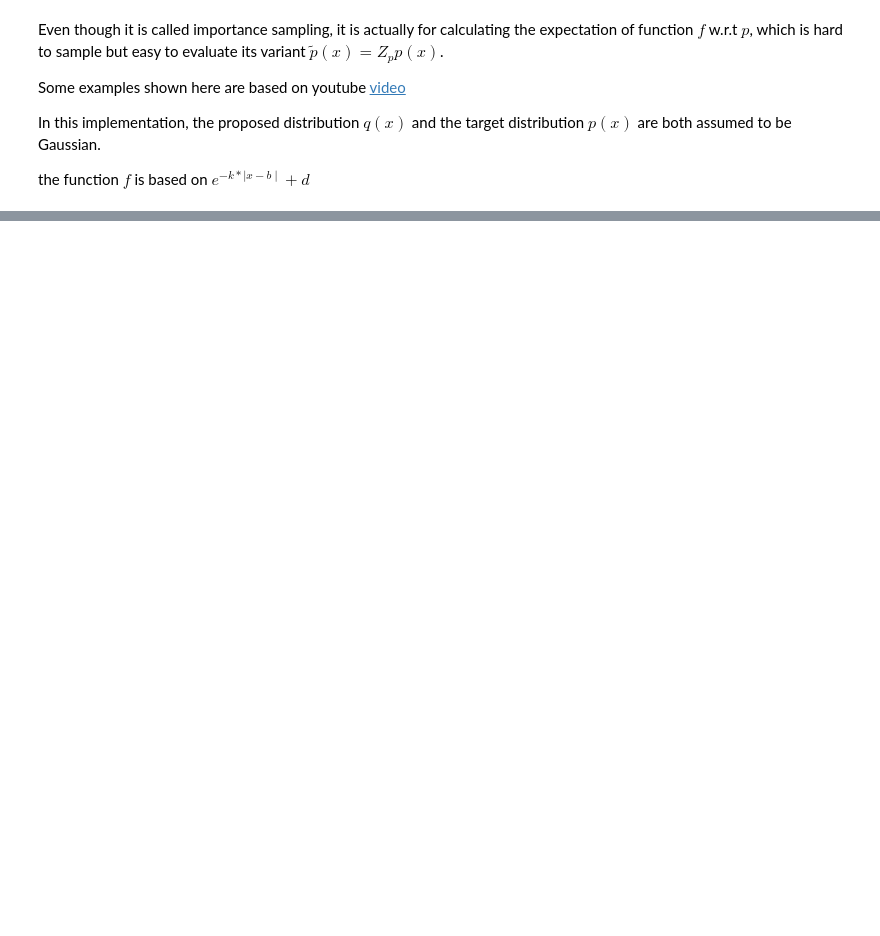
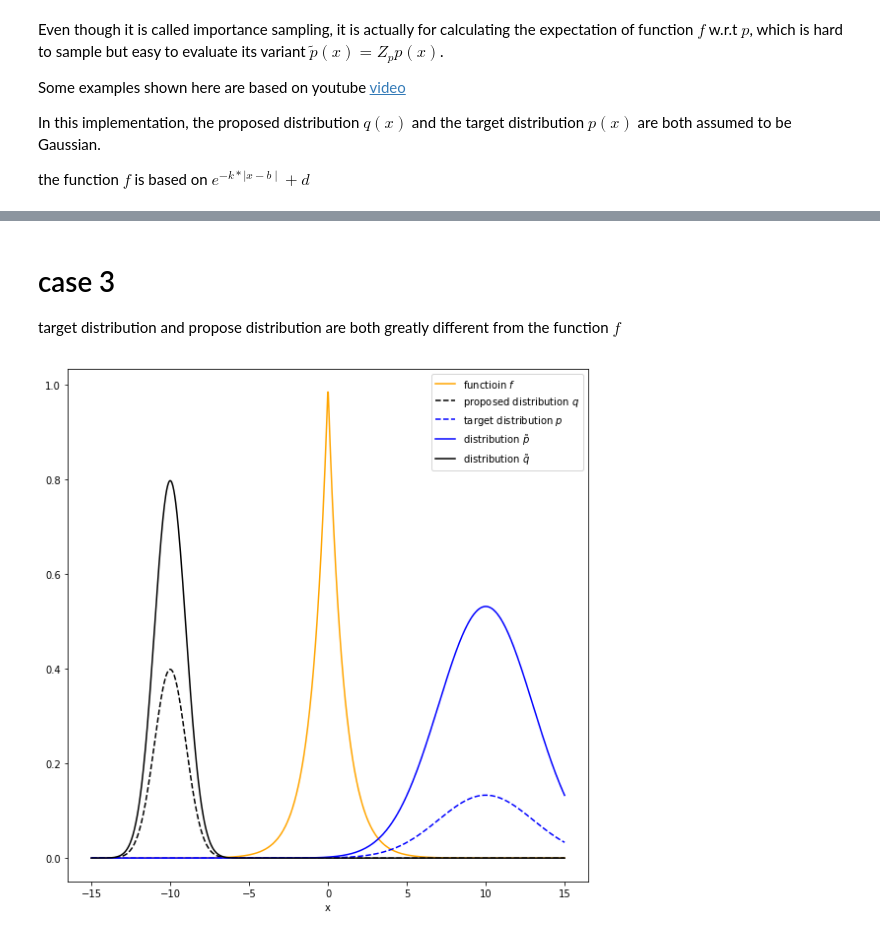
Before and after one commit to dorianHe/math_of_machine_learning, a Jupyter notebook: importance_sampling.ipynb, the cells around one changed output, grey strips where cells are left out. Drawn from its saved outputs; the diff is of its cells as text; code cells hidden in the pictures; blank space fills up the shorter version.

```diff
--- a/importance_sampling.ipynb
+++ b/importance_sampling.ipynb
@@ -144,0 +145,22 @@ is_obj.fit(num_samples= 500)
+# %% [markdown]
+# case 3
+target distribution and propose distribution are both greatly different from the function $f$
+# %%
+q_mean = -10
+q_std = 1
+p_mean = 10
+p_std = 3
+Z_p = 4
+Z_q = 2
+
+k = 1
+b = 0
+d = 0
+
+is_obj = importance_sampling(proposed_mean= q_mean, proposed_std= q_std,
+                             underlying_mean= p_mean, underlying_std= p_std, Z_p= Z_p, Z_q= Z_q, k= k, b= b, d= d)
+# %%
+x = np.linspace(-15, 15, 1000)
+is_obj.general_overview(x)
+# %% [output]
+[figure, added]
```
Also changed, not shown: parts of 10 cells of this notebook.
